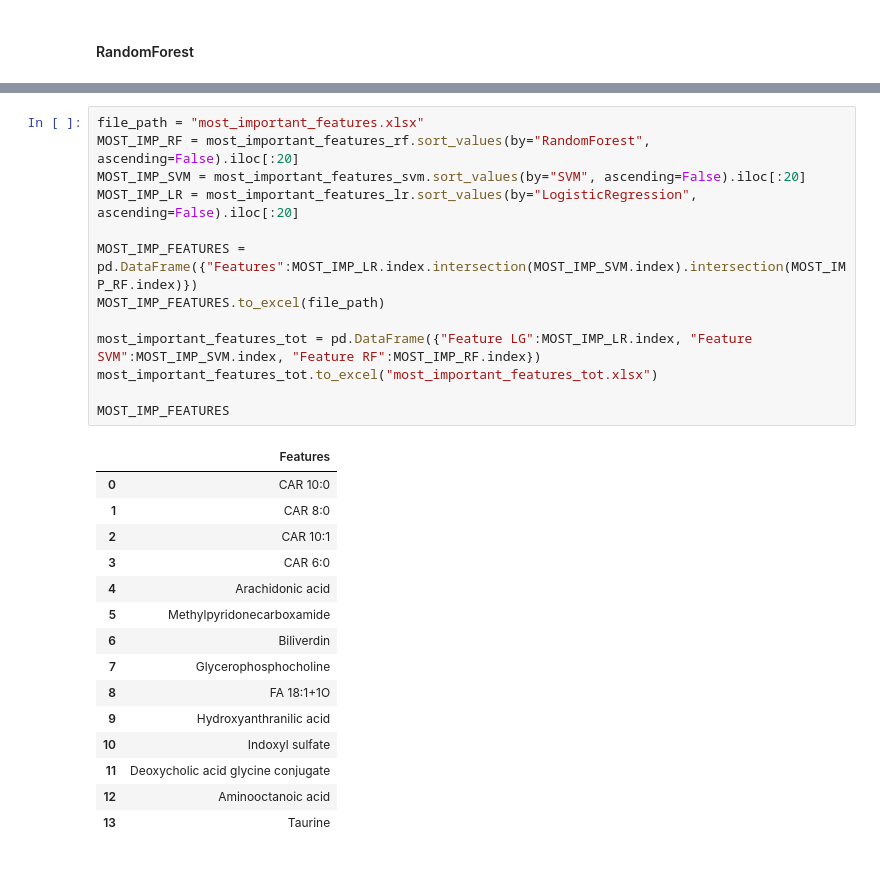
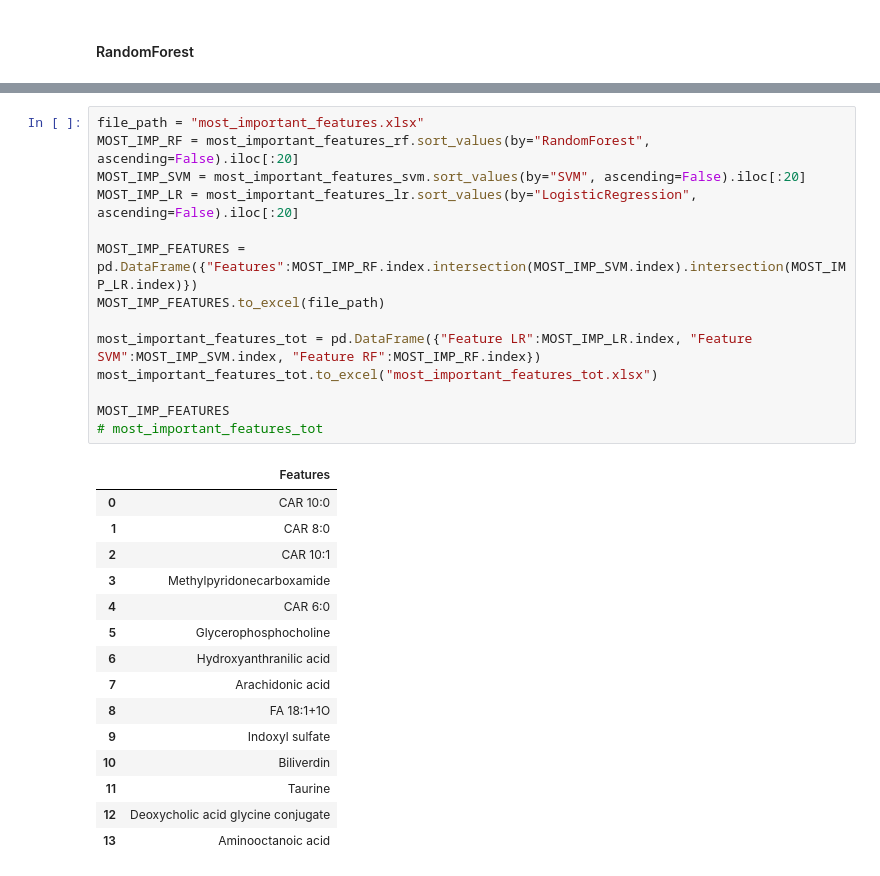
Before and after one commit to Bvs00/AI4ODA_projectwork, a Jupyter notebook: Metaboloma/notebook_metaboloma.ipynb, the cells around one changed output, grey strips where cells are left out. Cells and saved outputs as stored; diff of their text form.

```diff
--- a/Metaboloma/notebook_metaboloma.ipynb
+++ b/Metaboloma/notebook_metaboloma.ipynb
@@ -640,29 +418,30 @@ The list is not in priority order
 # %%
 file_path = "most_important_features.xlsx"
 MOST_IMP_RF = most_important_features_rf.sort_values(by="RandomForest", ascending=False).iloc[:20]
 MOST_IMP_SVM = most_important_features_svm.sort_values(by="SVM", ascending=False).iloc[:20]
 MOST_IMP_LR = most_important_features_lr.sort_values(by="LogisticRegression", ascending=False).iloc[:20]
 
-MOST_IMP_FEATURES = pd.DataFrame({"Features":MOST_IMP_LR.index.intersection(MOST_IMP_SVM.index).intersection(MOST_IMP_RF.index)})
+MOST_IMP_FEATURES = pd.DataFrame({"Features":MOST_IMP_RF.index.intersection(MOST_IMP_SVM.index).intersection(MOST_IMP_LR.index)})
 MOST_IMP_FEATURES.to_excel(file_path)
 
-most_important_features_tot = pd.DataFrame({"Feature LG":MOST_IMP_LR.index, "Feature SVM":MOST_IMP_SVM.index, "Feature RF":MOST_IMP_RF.index})
+most_important_features_tot = pd.DataFrame({"Feature LR":MOST_IMP_LR.index, "Feature SVM":MOST_IMP_SVM.index, "Feature RF":MOST_IMP_RF.index})
 most_important_features_tot.to_excel("most_important_features_tot.xlsx")
 
 MOST_IMP_FEATURES
+# most_important_features_tot
 # %% [output]
 |  | Features |
 | 0 | CAR 10:0 |
 | 1 | CAR 8:0 |
 | 2 | CAR 10:1 |
-| 3 | CAR 6:0 |
-| 4 | Arachidonic acid |
-| 5 | Methylpyridonecarboxamide |
-| 6 | Biliverdin |
-| 7 | Glycerophosphocholine |
+| 3 | Methylpyridonecarboxamide |
+| 4 | CAR 6:0 |
+| 5 | Glycerophosphocholine |
+| 6 | Hydroxyanthranilic acid |
+| 7 | Arachidonic acid |
 | 8 | FA 18:1+1O |
-| 9 | Hydroxyanthranilic acid |
-| 10 | Indoxyl sulfate |
-| 11 | Deoxycholic acid glycine conjugate |
-| 12 | Aminooctanoic acid |
-| 13 | Taurine |
+| 9 | Indoxyl sulfate |
+| 10 | Biliverdin |
+| 11 | Taurine |
+| 12 | Deoxycholic acid glycine conjugate |
+| 13 | Aminooctanoic acid |
```
Also changed, not shown: parts of 48 cells of this notebook, 5 other files.
